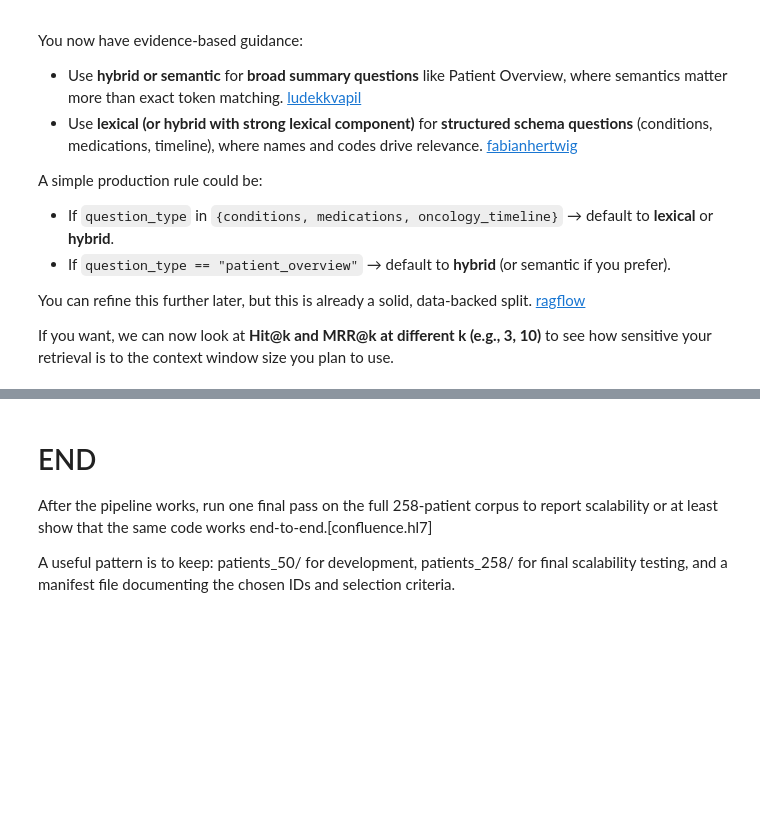
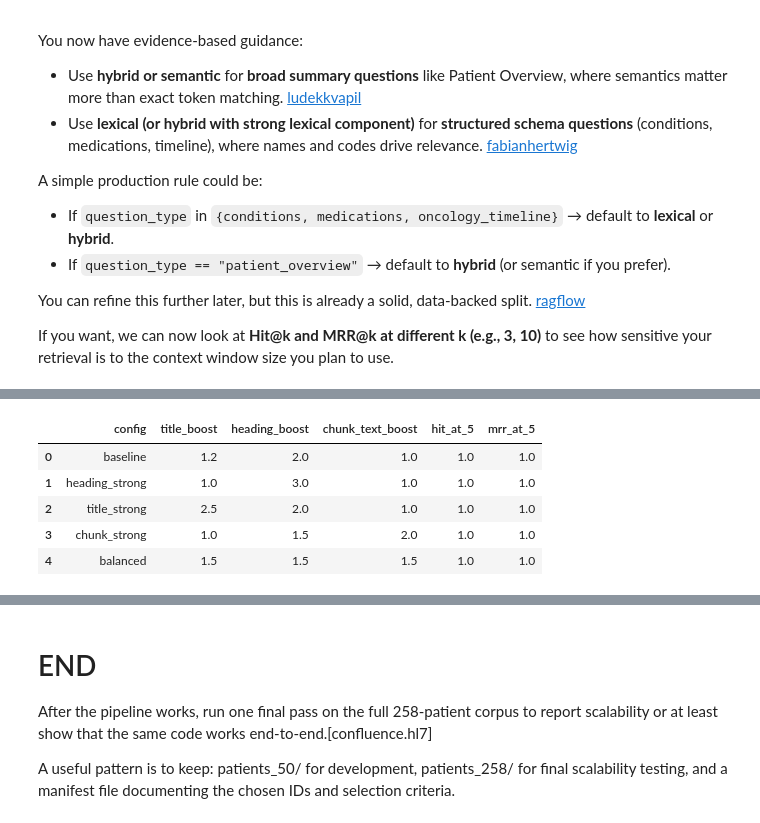
Before and after one commit to btomaszewicz/llm-zoomcamp-capstone-project, a Jupyter notebook: notebooks/rag_eval_cost.ipynb, the cells around one changed output, grey strips where cells are left out. Cells and saved outputs as stored; diff of their text form; code cells hidden in the pictures; blank space fills up the shorter version.

```diff
--- a/notebooks/rag_eval_cost.ipynb
+++ b/notebooks/rag_eval_cost.ipynb
@@ -3591,0 +3904,8 @@ If you want, we can now look at **Hit@k and MRR@k at different k (e.g., 3, 10)**
+# %%
+boost_configs = [
+    {"name": "baseline", "boost": {"title": 1.2, "heading": 2.0, "chunk_text": 1.0}},
+    {"name": "heading_strong", "boost": {"title": 1.0, "heading": 3.0, "chunk_text": 1.0}},
+    {"name": "title_strong", "boost": {"title": 2.5, "heading": 2.0, "chunk_text": 1.0}},
+    {"name": "chunk_strong", "boost": {"title": 1.0, "heading": 1.5, "chunk_text": 2.0}},
+    {"name": "balanced", "boost": {"title": 1.5, "heading": 1.5, "chunk_text": 1.5}},
+]
@@ -3591,0 +3964,40 @@ If you want, we can now look at **Hit@k and MRR@k at different k (e.g., 3, 10)**
+# %%
+# po_gold = patient_overview_gold[
+#     patient_overview_gold["question_type"] == "patient_overview"
+# ]
+
+po_gold = conditions_gold[
+    conditions_gold["question_type"] == "conditions"
+]
+
+# po_gold = medications_gold[
+#     medications_gold["question_type"] == "medications"
+# ]
+
+# po_gold = oncology_timeline_gold[
+#     oncology_timeline_gold["question_type"] == "oncology_timeline"
+# ]
+
+results_boost_search = []
+
+for cfg in boost_configs:
+    hr, mrr = eval_lexical_with_boost(po_gold, cfg["boost"], k=5)
+    results_boost_search.append({
+        "config": cfg["name"],
+        "title_boost": cfg["boost"]["title"],
+        "heading_boost": cfg["boost"]["heading"],
+        "chunk_text_boost": cfg["boost"]["chunk_text"],
+        "hit_at_5": hr,
+        "mrr_at_5": mrr,
+    })
+
+import pandas as pd
+boost_eval_df = pd.DataFrame(results_boost_search)
+display(boost_eval_df)
+# %% [output]
+|  | config | title_boost | heading_boost | chunk_text_boost | hit_at_5 | mrr_at_5 |
+| 0 | baseline | 1.2 | 2.0 | 1.0 | 1.0 | 1.0 |
+| 1 | heading_strong | 1.0 | 3.0 | 1.0 | 1.0 | 1.0 |
+| 2 | title_strong | 2.5 | 2.0 | 1.0 | 1.0 | 1.0 |
+| 3 | chunk_strong | 1.0 | 1.5 | 2.0 | 1.0 | 1.0 |
+| 4 | balanced | 1.5 | 1.5 | 1.5 | 1.0 | 1.0 |
```
Also changed, not shown: parts of 35 cells of this notebook.
